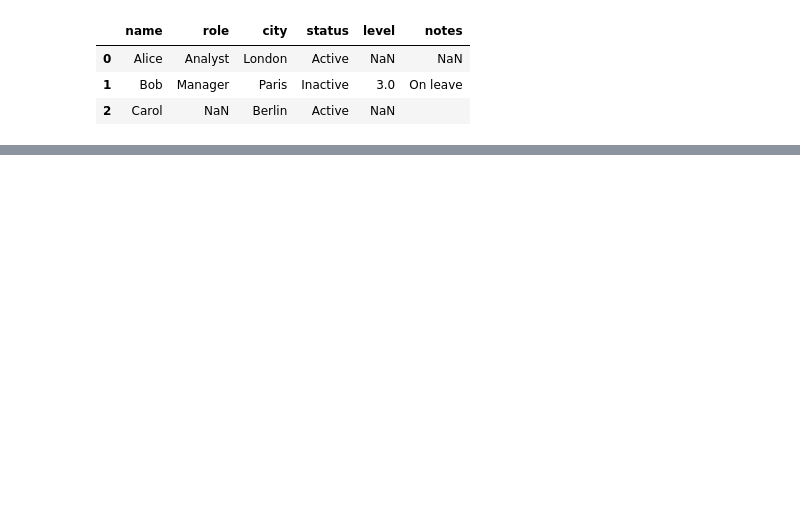
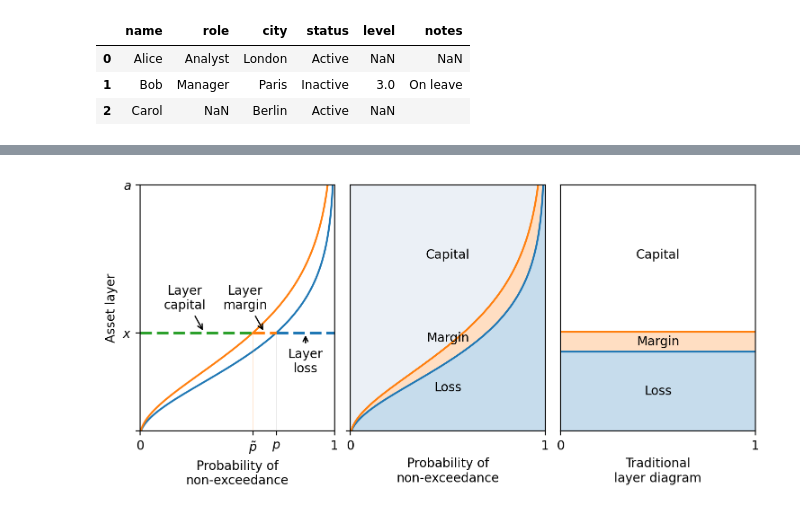
Before and after one commit to mynl/archivum_project, a Jupyter notebook: temp/new-import.ipynb, the cells around one changed output, grey strips where cells are left out. Cells and saved outputs as stored; diff of their text form; code cells hidden in the pictures; blank space fills up the shorter version.

```diff
--- a/temp/new-import.ipynb
+++ b/temp/new-import.ipynb
@@ -268,0 +701,5 @@ import numpy as np
+# %%
+from aggregate.extensions.pir_figures import fig_10_5
+fig_10_5(dist=d)
+# %% [output]
+[figure, added]
```
Also changed, not shown: parts of 37 cells of this notebook, 10 other files.
